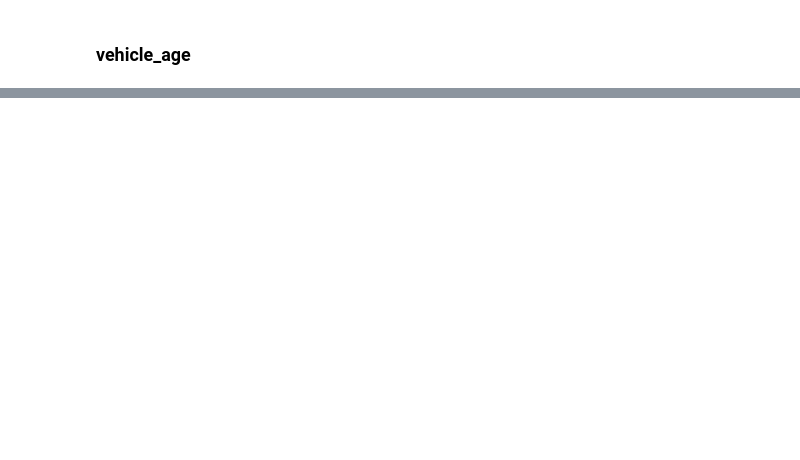
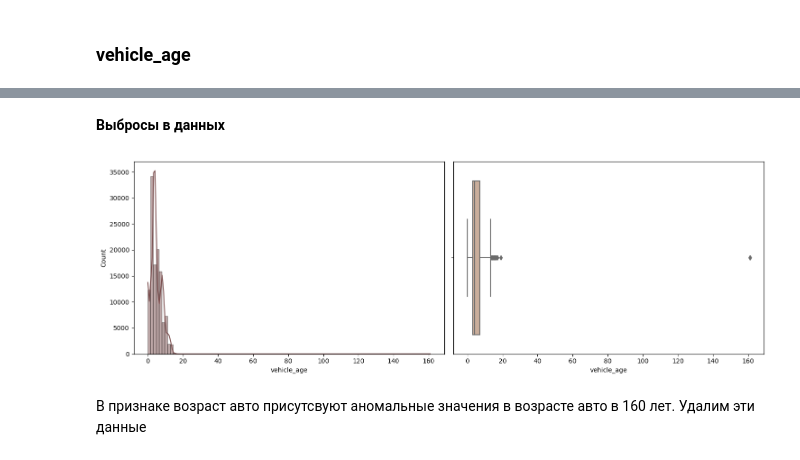
Before and after one commit to SergeyDolin/Road-Accident, a Jupyter notebook: RoadАccident.ipynb, the cells around one changed output, grey strips where cells are left out. Cells and saved outputs as stored; diff of their text form; code cells hidden in the pictures; blank space fills up the shorter version.

```diff
--- a/RoadАccident.ipynb
+++ b/RoadАccident.ipynb
@@ -847,0 +884,13 @@ df.loc[df['vehicle_age'].isna() == True]
+# %% [markdown]
+**Выбросы в данных**
+# %%
+fig, axes = plt.subplots(ncols=2, figsize=(15, 5))
+sns.histplot(df['vehicle_age'], ax=axes[0], kde=True, bins=100, edgecolor='black', color=sns.color_palette("pink")[0])
+sns.boxplot(x=df['vehicle_age'], ax=axes[1], orient='h', palette="pink")
+
+plt.tight_layout()
+plt.show()
+# %% [output]
+[figure, added]
+# %% [markdown]
+В признаке возраст авто присутсвуют аномальные значения в возрасте авто в 160 лет. Удалим эти данные
```
Also changed, not shown: parts of 40 cells of this notebook.
